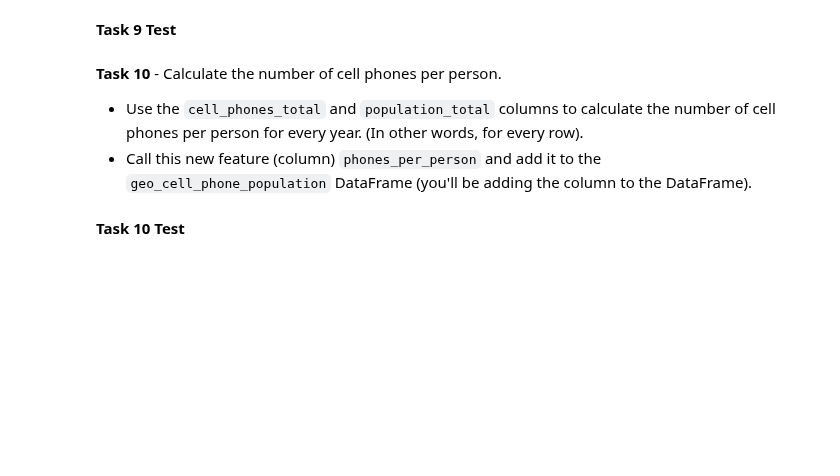
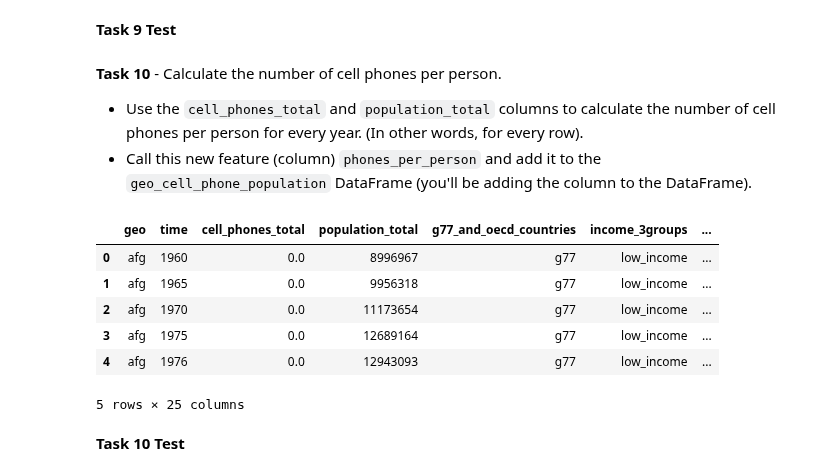
Before and after one commit to Vasanta2002/Sprint_1_git, a Jupyter notebook: DS_Unit1_Sprint1_AG.ipynb, the cells around one changed output. Cells and saved outputs as stored; diff of their text form; code cells hidden in the pictures; blank space fills up the shorter version.

```diff
--- a/DS_Unit1_Sprint1_AG.ipynb
+++ b/DS_Unit1_Sprint1_AG.ipynb
@@ -192,4 +201,5 @@ assert len(cell_phone_population) == 8930
 # Only include the country and geo columns from geo_codes
 
 # YOUR CODE HERE
-raise NotImplementedError()
+geo_cell_phone_population = cell_phone_population.merge(geo_codes, how= 'inner', on = ['geo'])
+geo_cell_phone_population['country']
@@ -207,8 +230,19 @@ assert type(geo_cell_phone_population) == pd.DataFrame
 # %%
 # Task 10
 
 # YOUR CODE HERE
-raise NotImplementedError()
+geo_cell_phone_population['phones_per_person'] = cell_phone_population['cell_phones_total'] / cell_phone_population['population_total']
+
+
+geo_cell_phone_population.head()
+# %% [output]
+|  | geo | time | cell_phones_total | population_total | g77_and_oecd_countries | income_3groups | ... |
+| 0 | afg | 1960 | 0.0 | 8996967 | g77 | low_income | ... |
+| 1 | afg | 1965 | 0.0 | 9956318 | g77 | low_income | ... |
+| 2 | afg | 1970 | 0.0 | 11173654 | g77 | low_income | ... |
+| 3 | afg | 1975 | 0.0 | 12689164 | g77 | low_income | ... |
+| 4 | afg | 1976 | 0.0 | 12943093 | g77 | low_income | ... |
+5 rows × 25 columns
 # %% [markdown]
 **Task 10 Test**
 # %%
```
Also changed, not shown: parts of 7 cells of this notebook.
